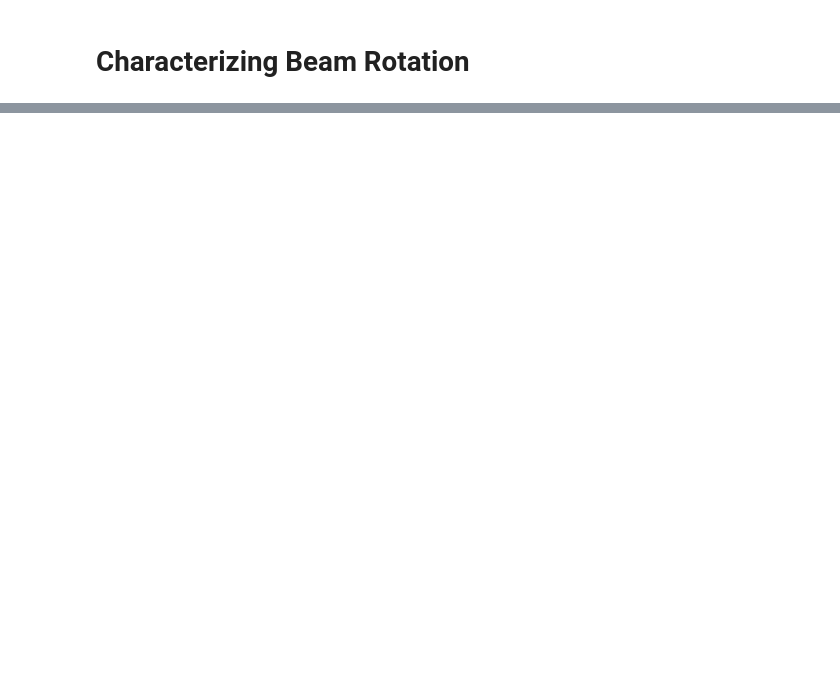
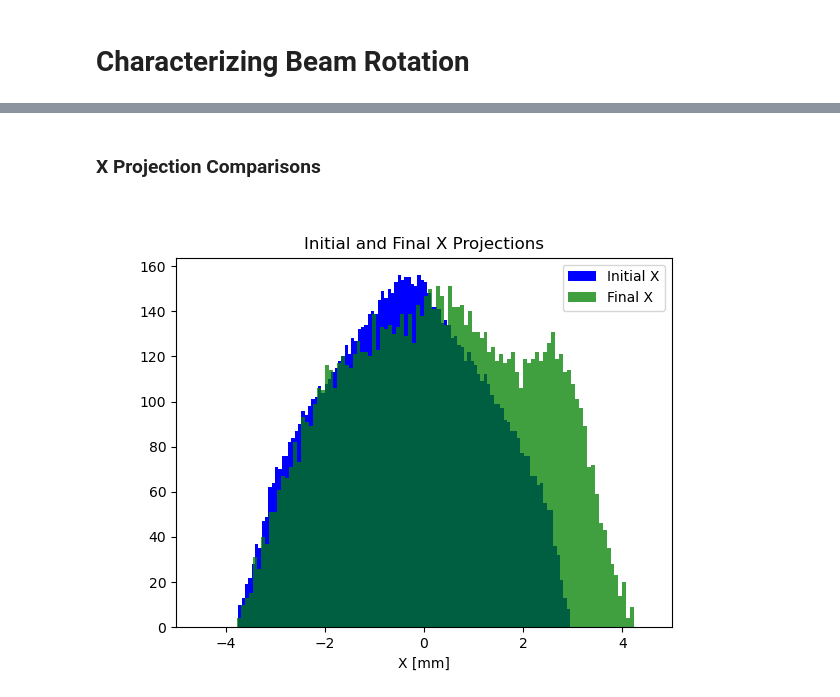
Before and after one commit to slaclab/xta, a Jupyter notebook: astra/vcc_laser.ipynb, the cells around one changed output, grey strips where cells are left out. Cells and saved outputs as stored; diff of their text form; code cells hidden in the pictures; blank space fills up the shorter version.

```diff
--- a/astra/vcc_laser.ipynb
+++ b/astra/vcc_laser.ipynb
@@ -155,3 +162,6 @@ FOUT = write_distgen_xy_dist(f"astra-inputs/{laser_name}.txt", IMAGE, xy, resolu
 #Specify tumor image input
 image_input = 'data/dcmImages/field1.dcm'
 image_name = 'field1'
+
+left_xaxis, right_xaxis= -5, 5
+left_yaxis , right_yaxis = -5, 5
@@ -466,0 +646,15 @@ Text(0.5, 0.98, 'Initial vs. Final Beam Shape\n |B|=0.55 T, q=10 nC')
+# %% [markdown]
+### X Projection Comparisons
+# %%
+num_bins = 100
+plt.figure()
+plt.title('Initial and Final X Projections')
+plt.hist(xta.particles[0].x*10**3, num_bins, facecolor='blue', label='Initial X', alpha=1)
+plt.hist(xta.particles[-1].x*10**3, num_bins, facecolor='green', label='Final X', alpha=0.75)
+plt.xlim(left_xaxis, right_xaxis)
+plt.xlabel('X [mm]')
+plt.legend()
+plt.show()
+#plt.close()
+# %% [output]
+[figure, added]
```
Also changed, not shown: parts of 64 cells of this notebook, 10 other files.
